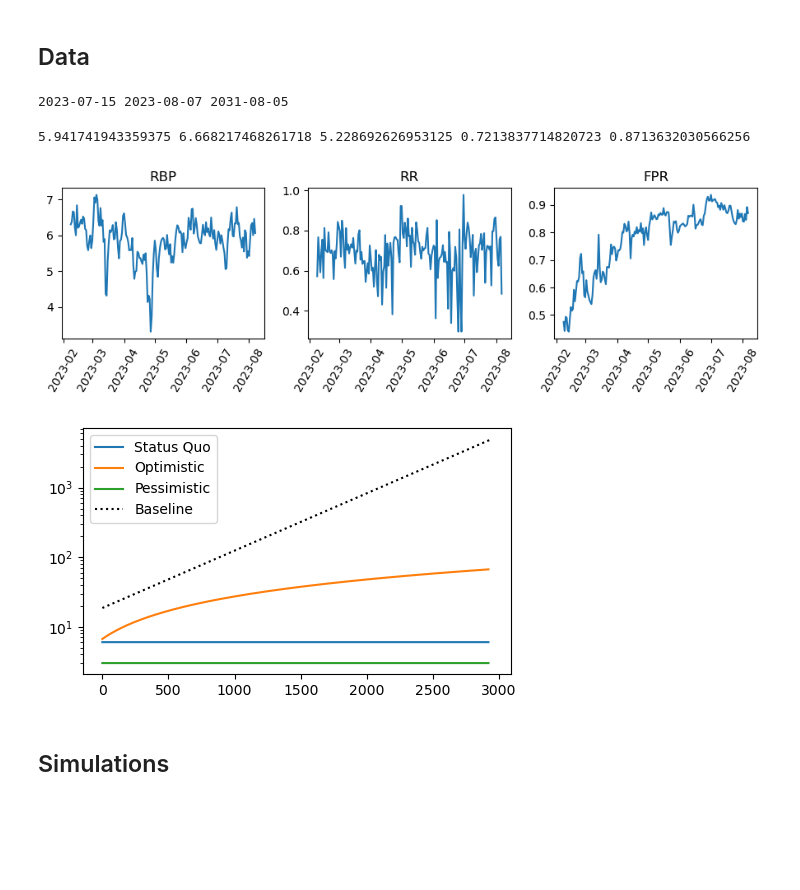
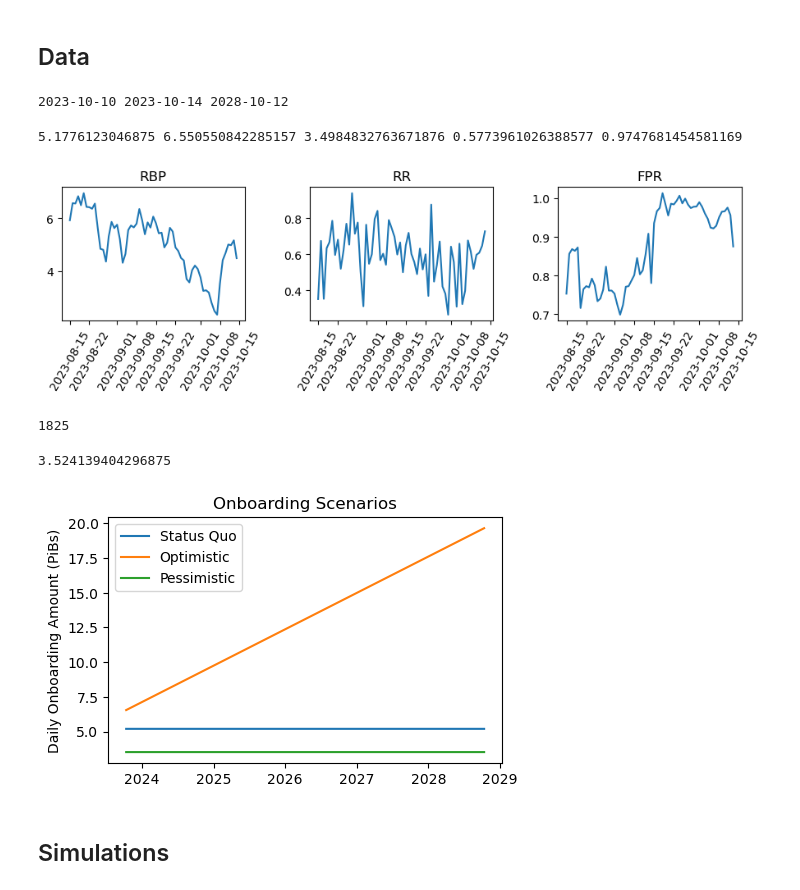
Before and after one commit to vkalghatgi/mechafil-jax-notebooks, a Jupyter notebook: baseline_project/Hybrid_Consensus_Pledge/Hybrid_Consensus_Weighting_Experiment.ipynb, the cells around one changed output. Saved outputs shown, nothing was run; the diff lists cells and outputs as text; code cells hidden in the pictures; blank space fills up the shorter version.

```diff
--- a/baseline_project/Hybrid_Consensus_Pledge/Hybrid_Consensus_Weighting_Experiment.ipynb
+++ b/baseline_project/Hybrid_Consensus_Pledge/Hybrid_Consensus_Weighting_Experiment.ipynb
@@ -54,24 +54,24 @@ def add_generated_quantities(cil_rbp, duration=365)->pd.DataFrame:
 # %%
 token = '/Users/vkalghatgi/Dropbox/Mac/Desktop/vik_spacescope_auth.json'
 
-start_date = date(2023, 7, 15)
+start_date = date(2023,10,10)
 current_date = date.today() - timedelta(days=3)
-forecast_length = 365*8
+forecast_length = 365*5
 end_date = current_date + timedelta(days=forecast_length)
 offline_data = data.get_simulation_data(token, start_date, current_date, end_date)
 
 print(start_date, current_date, end_date)
 # %% [output]
-2023-07-15 2023-08-07 2031-08-05
+2023-10-10 2023-10-14 2028-10-12
 # %%
 # Quick EDA of Recent Onboarding and Renewal Trends
-t_hist_rbp, hist_rbp = u.get_historical_daily_onboarded_power(current_date-timedelta(days=180), current_date)
-t_hist_rr, hist_rr = u.get_historical_renewal_rate(current_date-timedelta(days=180), current_date)
-t_hist_fpr, hist_fpr = u.get_historical_filplus_rate(current_date-timedelta(days=180), current_date)
+t_hist_rbp, hist_rbp = u.get_historical_daily_onboarded_power(current_date-timedelta(days=60), current_date)
+t_hist_rr, hist_rr = u.get_historical_renewal_rate(current_date-timedelta(days=60), current_date)
+t_hist_fpr, hist_fpr = u.get_historical_filplus_rate(current_date-timedelta(days=60), current_date)
 
-smoothed_last_historical_rbp_median = np.median(hist_rbp[-180:])
-smoothed_last_historical_rbp_optimistic = np.percentile(hist_rbp[-180:], 95)
-smoothed_last_historical_rbp_pessimistic = np.percentile(hist_rbp[-180:], 10)
+smoothed_last_historical_rbp_median = np.median(hist_rbp[-60:])
+smoothed_last_historical_rbp_optimistic = np.percentile(hist_rbp[-60:], 95)
+smoothed_last_historical_rbp_pessimistic = np.percentile(hist_rbp[-60:], 10)
 smoothed_last_historical_rr = np.median(hist_rr[-30:])
 smoothed_last_historical_fpr = np.median(hist_fpr[-30:])
 
@@ -99,14 +99,18 @@ plt.title('FPR')
 plt.tight_layout()
 plt.show()
 # %% [output]
-5.941741943359375 6.668217468261718 5.228692626953125 0.7213837714820723 0.8713632030566256
+5.1776123046875 6.550550842285157 3.4984832763671876 0.5773961026388577 0.9747681454581169
-[figure, old version]
+[figure, new version]
+# %%
+forecast_length
+# %% [output]
+1825
 # %%
 g = np.log(2)/(365)
 # Define Scenarios From this Document https://docs.google.com/document/d/1aD6mvbkisey_iUQ6VTuiicdYXYeVG5mDXdhEsVd0kPY/edit#heading=h.7f1lntj8edxh
-optimistic = 15
-pessimistic = 3
-status_quo = 6
+#optimistic = 15
+#pessimistic = 3
+#status_quo = 6
 
 baseline = minting.compute_baseline_power_array(
     np.datetime64(start_date), np.datetime64(end_date), offline_data['init_baseline_eib'],
@@ -114,14 +118,14 @@ baseline = minting.compute_baseline_power_array(
 
 scenarios = {
     'status_quo': {
-        'rbp': np.ones(forecast_length) * status_quo,
+        'rbp': np.ones(forecast_length) * smoothed_last_historical_rbp_median,
         'rr': np.ones(forecast_length) * smoothed_last_historical_rr,
         'fpr': np.ones(forecast_length) * smoothed_last_historical_fpr
     },
     'optimistic': {
         'rbp': curated.linear_increase_and_plateau(
             smoothed_last_historical_rbp_optimistic,
-            smoothed_last_historical_rbp_optimistic * 10,
+            smoothed_last_historical_rbp_optimistic * 3,
             forecast_length,
             forecast_length
         ),
@@ -129,27 +133,33 @@ scenarios = {
         'fpr': np.ones(forecast_length) * smoothed_last_historical_fpr
     },
     'pessimistic': {
-        'rbp': np.ones(forecast_length) * pessimistic,
+        'rbp': np.ones(forecast_length) * smoothed_last_historical_rbp_pessimistic,
         'rr': np.ones(forecast_length) * smoothed_last_historical_rr,
         'fpr': np.ones(forecast_length) * smoothed_last_historical_fpr
     },
 }
 
 colors = [mpl.colormaps['Blues'], mpl.colormaps['Oranges'], mpl.colormaps['Greens'], mpl.colormaps['Purples']]
+# %%
+ smoothed_last_historical_rbp_pessimistic
+# %% [output]
+3.524139404296875
 # %%
 # plot the RBP trajectories for comparison
 plt.figure(figsize=(5,3))
-plt.plot(scenarios['status_quo']['rbp'], label='Status Quo')
-plt.plot(scenarios['optimistic']['rbp'], label='Optimistic')
-plt.plot(scenarios['pessimistic']['rbp'], label='Pessimistic')
-plt.plot(baseline, linestyle=':', color='k', label='Baseline')
+plt.plot(t[-forecast_length:], scenarios['status_quo']['rbp'], label='Status Quo')
+plt.plot(t[-forecast_length:], scenarios['optimistic']['rbp'], label='Optimistic')
+plt.plot(t[-forecast_length:], scenarios['pessimistic']['rbp'], label='Pessimistic')
+#plt.plot(baseline, linestyle=':', color='k', label='Baseline')
+plt.ylabel('Daily Onboarding Amount (PiBs)')
 plt.legend()
-plt.yscale('log')
+#plt.yscale('log')
 plt.tight_layout()
+plt.title('Onboarding Scenarios')
 
-#plt.savefig(os.path.join(save_dir, 'rbp_trajectories.png'))
+plt.savefig('Onboarding_Scenarios', bbox_inches='tight')
 # %% [output]
-[figure, old version]
+[figure, new version]
 # %% [markdown]
 ## Simulations
 # %%
```
Also changed, not shown: parts of 48 cells of this notebook, 2 other files.
